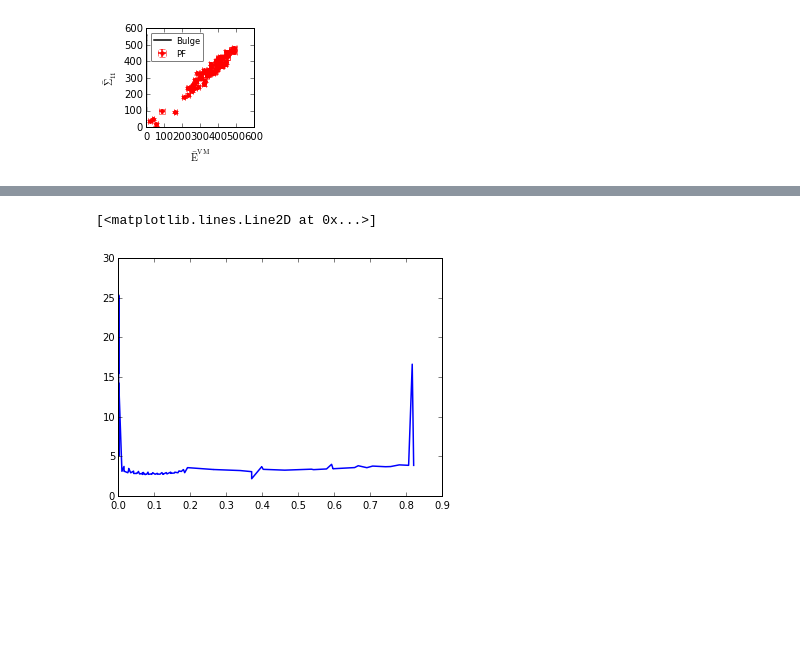
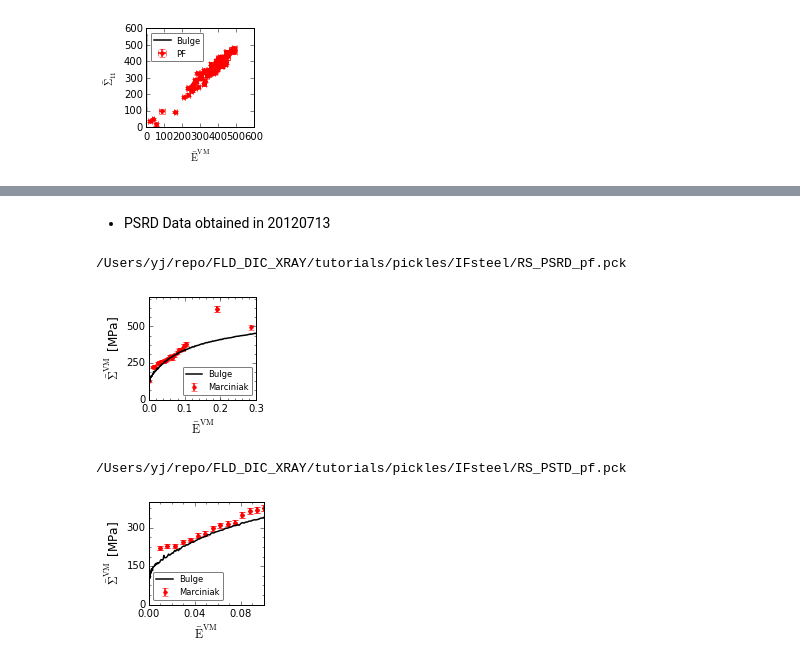
Before and after one commit to youngung/forming_limit_dic, a Jupyter notebook: tutorials/XRD_analysis/IF_steel/BB/IF_Steel_StressAnalysis_using_PF.ipynb, the cells around one changed output, grey strips where cells are left out. Saved outputs shown, nothing was run; the diff lists cells and outputs as text; code cells hidden in the pictures; blank space fills up the shorter version.

```diff
--- a/tutorials/XRD_analysis/IF_steel/BB/IF_Steel_StressAnalysis_using_PF.ipynb
+++ b/tutorials/XRD_analysis/IF_steel/BB/IF_Steel_StressAnalysis_using_PF.ipynb
@@ -20,7 +20,7 @@ os.chdir(path_home)
 
 fc=mech.FlowCurve
 # %%
-path2pickles = '/Users/yj/repo/FLD_DIC_XRAY/tutorials/pickles/'
+path2pickles = '/Users/yj/repo/FLD_DIC_XRAY/tutorials/pickles/IFsteel/'
 # %%
 f=open(os.path.join(path2pickles,'bulge_exp'),'rb')
 bulge_exp_dat=pickle.load(f)
@@ -171,0 +175,15 @@ d=dat.split('\n')
+# %%
+fns_XRD=glob('/Users/yj/Documents/ExpDat/IFSteel/Marciniak-X-ray-IF/BB/*/f_fref.txt')
+fns_DIC=glob('/Users/yj/Documents/ExpDat/IFSteel/Marciniak-X-ray-IF/BB/*/DIC/DIC_results.txt')
+fns_XRD.sort(); fns_DIC.sort()
+
+for i in xrange(len(fns_DIC)):
+    date1=os.path.split(os.path.split(fns_XRD[i])[0])[-1]
+    date2=os.path.split(os.path.split(os.path.split(fns_DIC[i])[0])[0])[1]
+    if date1!=date2: raise IOError
+
+    print '-'*20,'DIC'
+    print os.popen('head -n 3 %s'%fns_DIC[i]).read()
+    print '-'*20,'XRD'
+    print os.popen('head -n 3 %s'%fns_XRD[i]).read()
+    dat=np.loadtxt(fns_DIC[i],skiprows=1).T
@@ -266,10 +303,3 @@ ax.set_ylim(0.,)
 plt.tight_layout()
 # %% [output]
 [figure]
-# %%
-with open('../../../pickles/RS_BB_pf.pck','w') as f:
-    pickle.dump(myfc, f)
-# %%
-_fc_=pickle.load(open('../../../pickles/RS_BB_pf.pck','rb'))
-#plot(_fc_.epsilon_vm,_fc_.sigma_vm)
-errorbar(_fc_.epsilon_vm,_fc_.sigma_vm,yerr=_fc_.svm_e,linestyle='None',color='r',marker='.')
@@ -279,5 +306,2 @@ errorbar(_fc_.epsilon_vm,_fc_.sigma_vm,yerr=_fc_.svm_e,linestyle='None',color='r
-# %%
-plot(_fc_.epsilon_vm, _fc_.svm_e/_fc_.sigma_vm*100.)
-# %% [output]
-[<matplotlib.lines.Line2D at 0x...>]
-[figure, removed]
+# %% [markdown]
+- PSRD Data obtained in 20120713
@@ -283,0 +386,20 @@ plot(_fc_.epsilon_vm, _fc_.svm_e/_fc_.sigma_vm*100.)
+# %%
+fig=plt.figure(figsize=(2.5,2.2))
+ax=fig.add_subplot(111)
+ax.errorbar(myfc.epsilon_vm[:-3],myfc.sigma_vm[:-3],yerr=myfc.svm_e[:-3],color='r',marker='.',linestyle='None',label='Marciniak')
+ax.plot(bulge_exp_dat[0],bulge_exp_dat[1],color='k',label='Bulge')
+ax.legend(loc='best')
+ax.set_xlabel(r'$\mathrm{\bar{E}^{VM}}$',fontsize=12)
+ax.set_ylabel(r'$\mathrm{\bar{\Sigma}^{VM}}$ [MPa]',fontsize=12)
+ax.set_xlim(0,0.3)
+
+lib_dat.tick_bin(ax)
+plt.tight_layout()
+fig.savefig('Bulge_Xray_TGHPF_PSRD.pdf',bbox_inches='tight')
+
+print os.path.join(path2pickles,'RS_PSRD_pf.pck')
+with open(os.path.join(path2pickles,'RS_PSRD_pf.pck'),'w') as f:
+    pickle.dump(myfc, f)
+# %% [output]
+/Users/yj/repo/FLD_DIC_XRAY/tutorials/pickles/IFsteel/RS_PSRD_pf.pck
+[figure, added]
@@ -283,0 +488,22 @@ plot(_fc_.epsilon_vm, _fc_.svm_e/_fc_.sigma_vm*100.)
+# %%
+fig=plt.figure(figsize=(2.5,2.2))
+ax=fig.add_subplot(111)
+ax.errorbar(myfc.epsilon_vm[:-3],myfc.sigma_vm[:-3],yerr=myfc.svm_e[:-3],
+            color='r',marker='.',linestyle='None',label='Marciniak')
+ax.plot(bulge_exp_dat[0],bulge_exp_dat[1],color='k',label='Bulge')
+ax.legend(loc='best')
+ax.set_xlabel(r'$\mathrm{\bar{E}^{VM}}$',fontsize=12)
+ax.set_ylabel(r'$\mathrm{\bar{\Sigma}^{VM}}$ [MPa]',fontsize=12)
+ax.set_xlim(-0.0,0.10)
+ax.set_ylim(0,400)
+
+lib_dat.tick_bin(ax)
+plt.tight_layout()
+fig.savefig('Bulge_Xray_TGHPF_PSTD.pdf',bbox_inches='tight')
+
+print os.path.join(path2pickles,'RS_PSTD_pf.pck')
+with open(os.path.join(path2pickles,'RS_PSTD_pf.pck'),'w') as f:
+    pickle.dump(myfc, f)
+# %% [output]
+/Users/yj/repo/FLD_DIC_XRAY/tutorials/pickles/IFsteel/RS_PSTD_pf.pck
+[figure, added]
```
Also changed, not shown: parts of 9 cells of this notebook.
